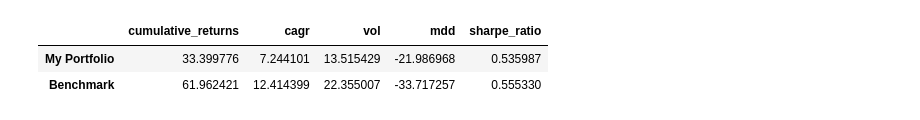
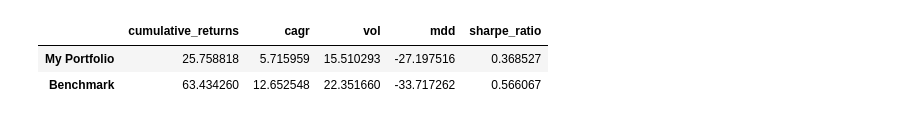
Before and after one commit to GwakJunwoo/rule_based_allocation, a Jupyter notebook: back.ipynb, the cells around one changed output. Saved outputs shown, nothing was run; the diff lists cells and outputs as text; code cells hidden in the pictures.

```diff
--- a/back.ipynb
+++ b/back.ipynb
@@ -149,8 +149,8 @@ def allseasons(df):
     return [0.3, 0.4, 0.15, 0.075, 0.075]
 # %%
-sf = StrategyBacktest('dataset.csv', sixty_forty, start_date='2020-01-01')
-sf.run(tickers=['SPY', 'IEF'], rebalance=False, title='60/40 Portfolio', n=1)
+sf = StrategyBacktest('dataset.csv', ivy, start_date='2020-01-01')
+sf.run(tickers=['SPY', 'EFA', 'AGG', 'DBC', 'VNQ'], rebalance=False, title='60/40 Portfolio', n=1)
 # %% [output]
 |  | cumulative_returns | cagr | vol | mdd | sharpe_ratio |
-| My Portfolio | 33.399776 | 7.244101 | 13.515429 | -21.986968 | 0.535987 |
-| Benchmark | 61.962421 | 12.414399 | 22.355007 | -33.717257 | 0.555330 |
+| My Portfolio | 25.758818 | 5.715959 | 15.510293 | -27.197516 | 0.368527 |
+| Benchmark | 63.434260 | 12.652548 | 22.351660 | -33.717262 | 0.566067 |
```
Also changed, not shown: parts of 2 cells of this notebook, 17 other files.
